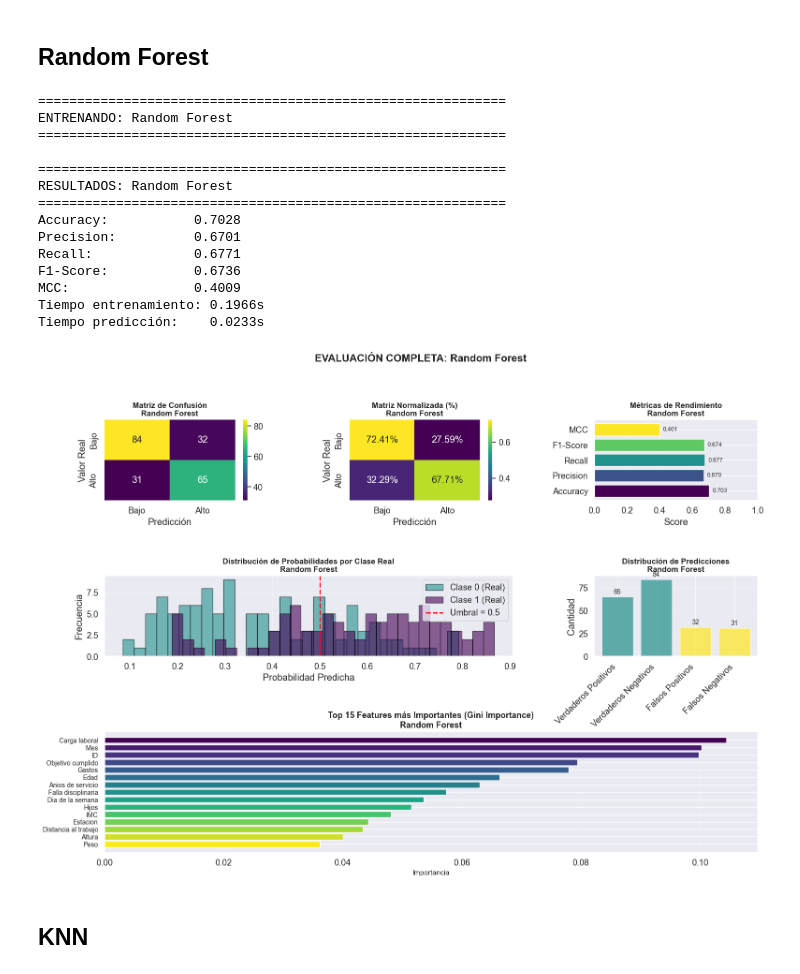
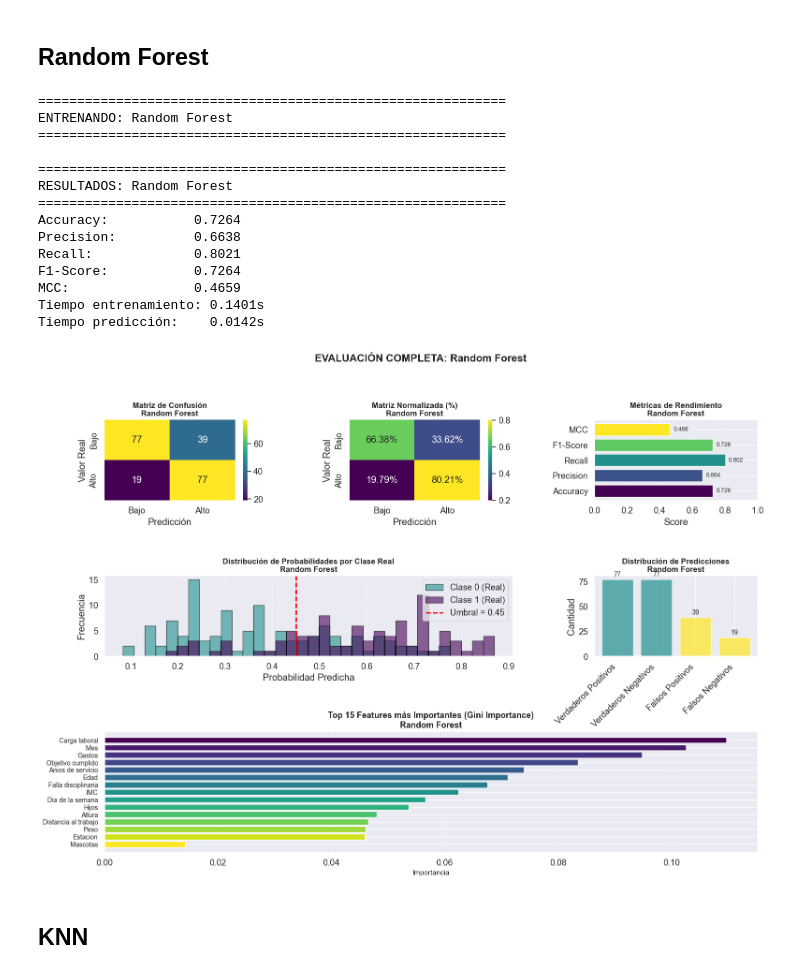
Before and after one commit to SDeGiuda/ProyectoDatos, a Jupyter notebook: ObligatorioDAtos.ipynb, the cells around one changed output. Saved outputs shown, nothing was run; the diff lists cells and outputs as text; code cells hidden in the pictures.

```diff
--- a/ObligatorioDAtos.ipynb
+++ b/ObligatorioDAtos.ipynb
@@ -221,6 +220,28 @@ df['Weight']      = df['Weight'].fillna(df['Weight'].median())
 df['Height']      = df['Height'].fillna(df['Height'].median())
 df['BMI']         = df['BMI'].fillna(df['BMI'].median())
 df['HitTarget']  = df['HitTarget'].fillna(df['HitTarget'].mean())
+
+
+def month_to_season(month):
+    if pd.isna(month):
+        return np.nan
+    if month in [12, 1, 2]:
+        return 2  # Verano
+    elif month in [3, 4, 5]:
+        return 3  # Otoño
+    elif month in [6, 7, 8]:
+        return 4  # Invierno
+    elif month in [9, 10, 11]:
+        return 1  # Primavera
+    return np.nan
+
+df['Season'] = df.apply(lambda row: month_to_season(row['Month']) if pd.isna(row['Season']) else row['Season'], axis=1)
+
+df['Season'] = df['Season'].fillna(df['Season'].mode()[0])
+
+df['ID'] = df['ID'].fillna(0)
+
+df['Weekday'] = df['Weekday'].fillna(df['Weekday'].mode()[0])
 # %%
 df.drop_duplicates()
 # %% [output]
@@ -751,7 +793,7 @@ import time
 
 
 def evaluate_model(model, model_name, X_train, X_test, y_train, y_test,
-                   needs_scaling=True, show_feature_importance=True):
+                   needs_scaling=True, show_feature_importance=True,umbral=0.5):
 
     # Escalado si es necesario
     if needs_scaling:
@@ -773,10 +815,10 @@ def evaluate_model(model, model_name, X_train, X_test, y_train, y_test,
 
     # Predicciones
     start_time = time.time()
-    y_pred = model.predict(X_test_processed)
+    y_pred_proba = model.predict_proba(X_test_processed)[:, 1]
+    y_pred = (y_pred_proba >= umbral).astype(int)
     pred_time = time.time() - start_time
 
-    y_pred_proba = model.predict_proba(X_test_processed)[:, 1]
 
     # Validación cruzada
     cv_scores = cross_val_score(model, X_train_processed, y_train,
@@ -850,7 +892,7 @@ def evaluate_model(model, model_name, X_train, X_test, y_train, y_test,
              label='Clase 0 (Real)', color='#21908D', edgecolor='black')
     ax4.hist(y_pred_proba[y_test == 1], bins=30, alpha=0.6,
              label='Clase 1 (Real)', color='#440154', edgecolor='black')
-    ax4.axvline(x=0.5, color='red', linestyle='--', linewidth=2, label='Umbral = 0.5')
+    ax4.axvline(x=umbral, color='red', linestyle='--', linewidth=2, label=f'Umbral = {umbral}')
     ax4.set_xlabel('Probabilidad Predicha')
     ax4.set_ylabel('Frecuencia')
     ax4.set_title(f'Distribución de Probabilidades por Clase Real\n{model_name}',
@@ -980,29 +1022,29 @@ Tiempo predicción:    0.0002s
 # %%
 from sklearn.ensemble import RandomForestClassifier
 
 rf_model = RandomForestClassifier(
     n_estimators=200, max_depth=10, min_samples_split=10,
     min_samples_leaf=5, random_state=42, class_weight='balanced', n_jobs=-1
 )
 metrics_rf = evaluate_model(rf_model, 'Random Forest',
-                            X_train, X_test, y_train, y_test,
+                            X_train, X_test, y_train, y_test,umbral=0.45,
                             needs_scaling=False)
 # %% [output]
 ============================================================
 ENTRENANDO: Random Forest
 ============================================================
 
 ============================================================
 RESULTADOS: Random Forest
 ============================================================
-Accuracy:           0.7028
-Precision:          0.6701
-Recall:             0.6771
-F1-Score:           0.6736
-MCC:                0.4009
-Tiempo entrenamiento: 0.1966s
-Tiempo predicción:    0.0233s
+Accuracy:           0.7264
+Precision:          0.6638
+Recall:             0.8021
+F1-Score:           0.7264
+MCC:                0.4659
+Tiempo entrenamiento: 0.1401s
+Tiempo predicción:    0.0142s
-[figure, old version]
+[figure, new version]
 # %% [markdown]
 ## KNN
 # %%
```
Also changed, not shown: parts of 13 cells of this notebook.
